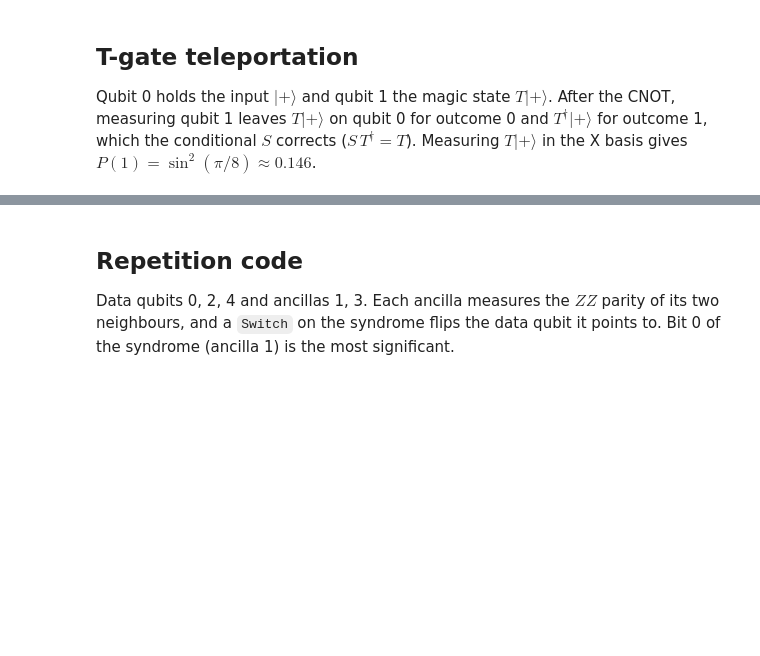
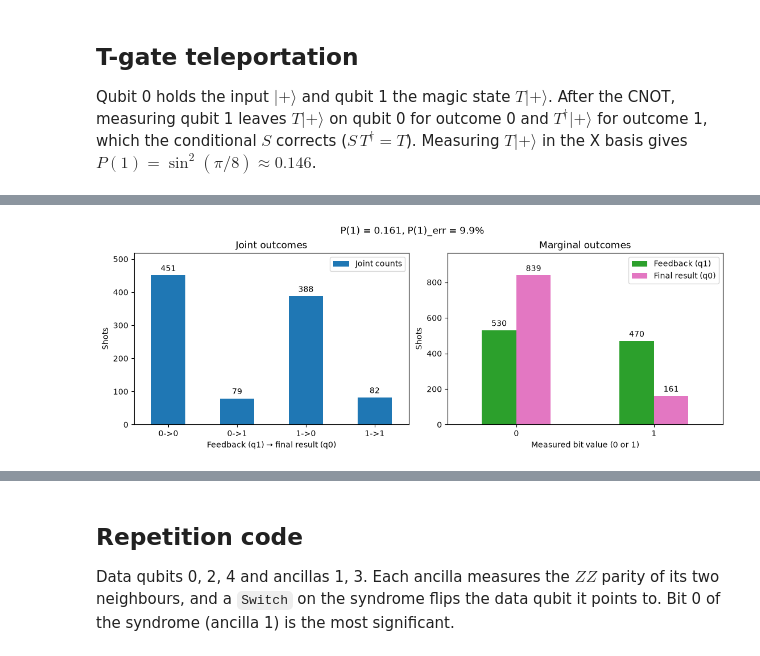
Before and after one commit to CQT-S14/CQT-conditional-operations, a Jupyter notebook: notebooks/2_Hardware_Demo_Conditional_Operations.ipynb, the cells around one changed output, grey strips where cells are left out. Cells and saved outputs as stored; diff of their text form; code cells hidden in the pictures; blank space fills up the shorter version.

```diff
--- a/notebooks/2_Hardware_Demo_Conditional_Operations.ipynb
+++ b/notebooks/2_Hardware_Demo_Conditional_Operations.ipynb
@@ -75,0 +753,3 @@ P(1) = 0.142, expected sin^2(pi/8) = 0.146
+# %%
+teleportation_job = submit_teleportation_job()
+print("Teleportation measurement results:", teleportation_job["measurement_results"])
@@ -75,0 +762,46 @@ P(1) = 0.142, expected sin^2(pi/8) = 0.146
+# %%
+# Teleportation plots
+results = teleportation_job["measurement_results"]
+if results is None:
+    raise ValueError("No measurement results found; inspect teleportation_job['raw_logs'].")
+
+transitions = ["0->0", "0->1", "1->0", "1->1"]
+teleportation_joint_counts = pd.DataFrame(
+    {"Joint counts": [results["joint_counts"].get(label, 0) for label in transitions]},
+    index=transitions,
+)
+teleportation_marginal_counts = pd.DataFrame(
+    {
+        "Feedback (q1)": [results["feedback_counts"].get(bit, 0) for bit in ("0", "1")],
+        "Final result (q0)": [results["result_counts"].get(bit, 0) for bit in ("0", "1")],
+    },
+    index=["0", "1"],
+)
+
+p1 = results["p1"]
+theoretical_p1 = np.sin(np.pi / 8) ** 2  # Approximately 0.146
+relative_error_percent = abs(p1 - theoretical_p1) / theoretical_p1 * 100
+
+fig, axes = plt.subplots(1, 2, figsize=(11, 4), constrained_layout=True)
+fig.suptitle(f"P(1) = {p1:.3f}, P(1)_err = {relative_error_percent:.1f}%")
+teleportation_joint_counts.plot.bar(ax=axes[0], color="tab:blue", rot=0, legend=True)
+teleportation_marginal_counts.plot.bar(
+    ax=axes[1], color=["tab:green", "tab:pink"], rot=0, legend=True
+)
+axes[0].set(
+    title="Joint outcomes",
+    xlabel="Feedback (q1) → final result (q0)",
+    ylabel="Shots",
+)
+axes[1].set(
+    title="Marginal outcomes",
+    xlabel="Measured bit value (0 or 1)",
+    ylabel="Shots",
+)
+for ax in axes:
+    for bars in ax.containers:
+        ax.bar_label(bars, padding=3)
+    ax.margins(y=0.15)
+plt.show()
+# %% [output]
+[figure, added]
```
Also changed, not shown: parts of 26 cells of this notebook.
